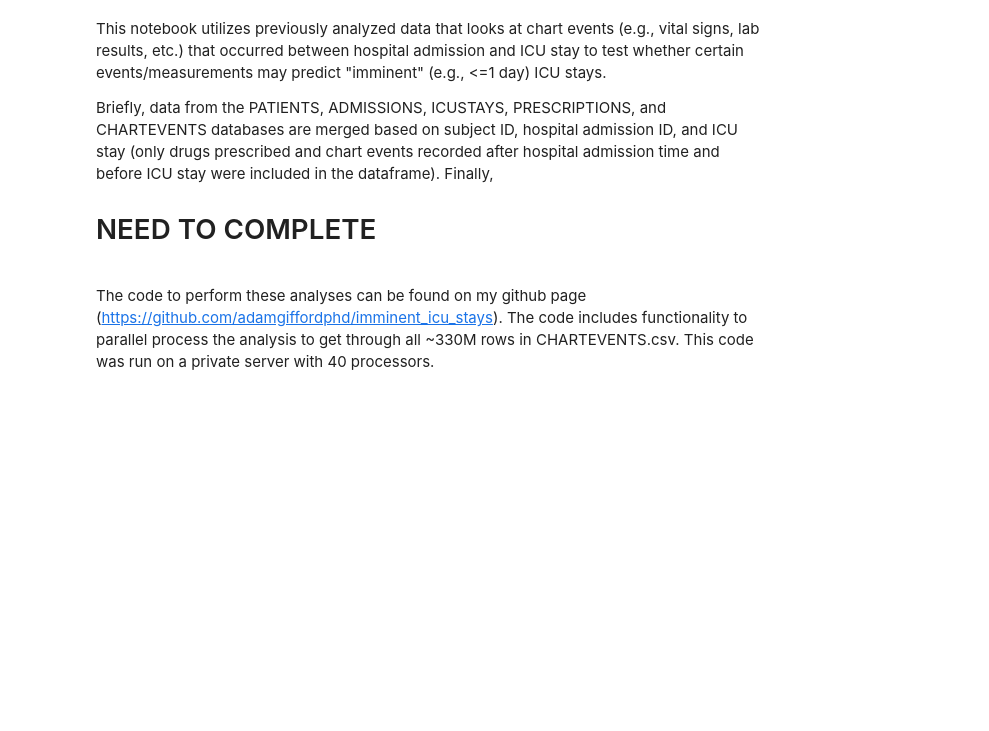
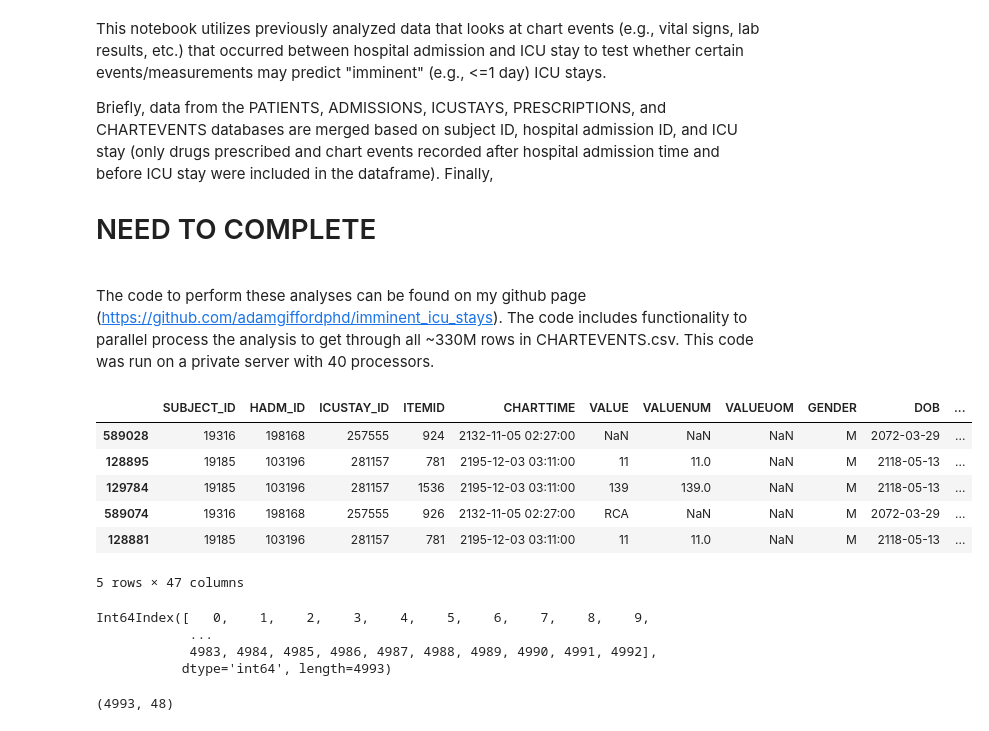
Before and after one commit to adamgiffordphd/imminent_icu_stays, a Jupyter notebook: plot_summary_chartEvents_and_icustays.ipynb, the cells around one changed output. Drawn from its saved outputs; the diff is of its cells as text; code cells hidden in the pictures; blank space fills up the shorter version.

```diff
--- a/plot_summary_chartEvents_and_icustays.ipynb
+++ b/plot_summary_chartEvents_and_icustays.ipynb
@@ -19,0 +22,23 @@ pckl_files = glob.glob("20200811/*.pickle")
+# %%
+df.sample(5)
+# %% [output]
+|  | SUBJECT_ID | HADM_ID | ICUSTAY_ID | ITEMID | CHARTTIME | VALUE | VALUENUM | VALUEUOM | GENDER | DOB | ... |
+| 589028 | 19316 | 198168 | 257555 | 924 | 2132-11-05 02:27:00 | NaN | NaN | NaN | M | 2072-03-29 | ... |
+| 128895 | 19185 | 103196 | 281157 | 781 | 2195-12-03 03:11:00 | 11 | 11.0 | NaN | M | 2118-05-13 | ... |
+| 129784 | 19185 | 103196 | 281157 | 1536 | 2195-12-03 03:11:00 | 139 | 139.0 | NaN | M | 2118-05-13 | ... |
+| 589074 | 19316 | 198168 | 257555 | 926 | 2132-11-05 02:27:00 | RCA | NaN | NaN | M | 2072-03-29 | ... |
+| 128881 | 19185 | 103196 | 281157 | 781 | 2195-12-03 03:11:00 | 11 | 11.0 | NaN | M | 2118-05-13 | ... |
+5 rows × 47 columns
+# %%
+df.reset_index(inplace=True)
+imm_idx = df[df['DAYS_CHRT_TO_ICU']<=1].index
+imm_idx
+# %% [output]
+Int64Index([   0,    1,    2,    3,    4,    5,    6,    7,    8,    9,
+            ...
+            4983, 4984, 4985, 4986, 4987, 4988, 4989, 4990, 4991, 4992],
+           dtype='int64', length=4993)
+# %%
+df.shape
+# %% [output]
+(4993, 48)
```
Also changed, not shown: parts of 9 cells of this notebook.
